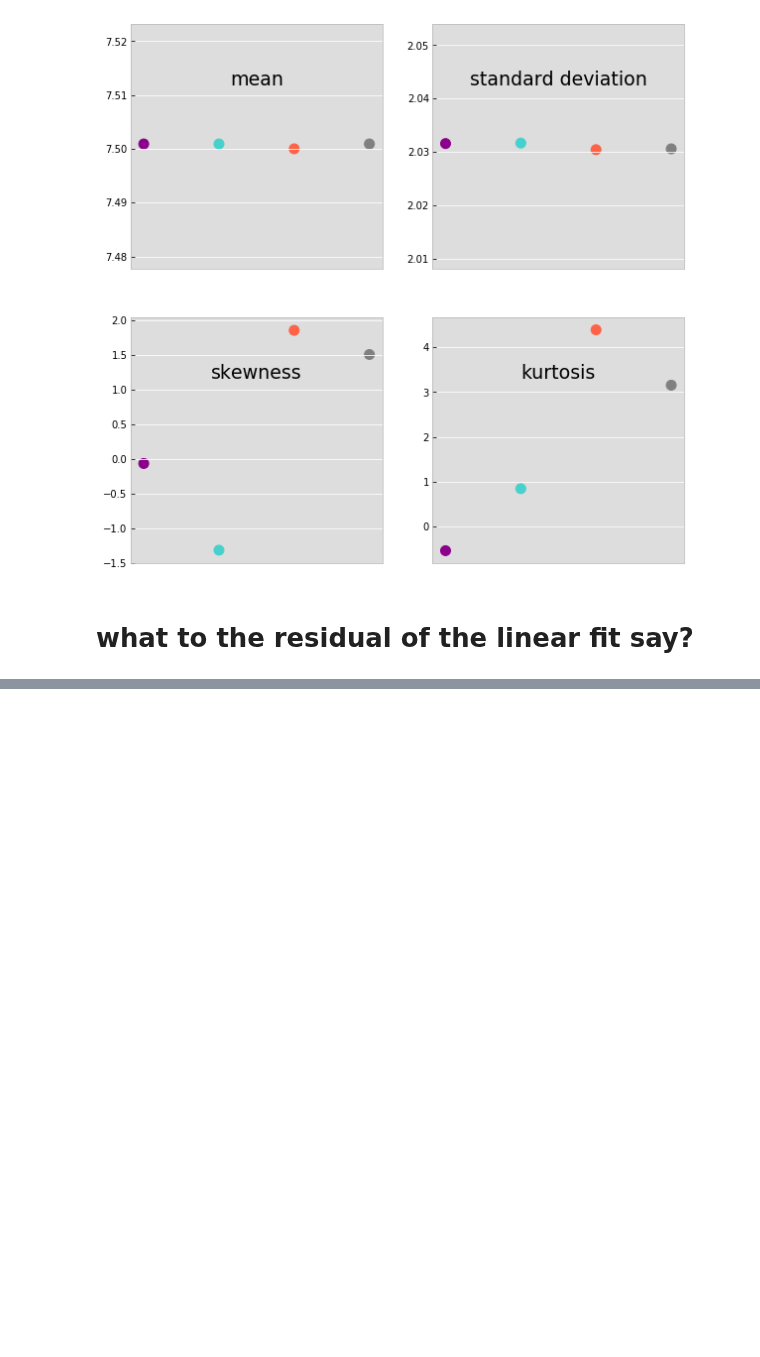
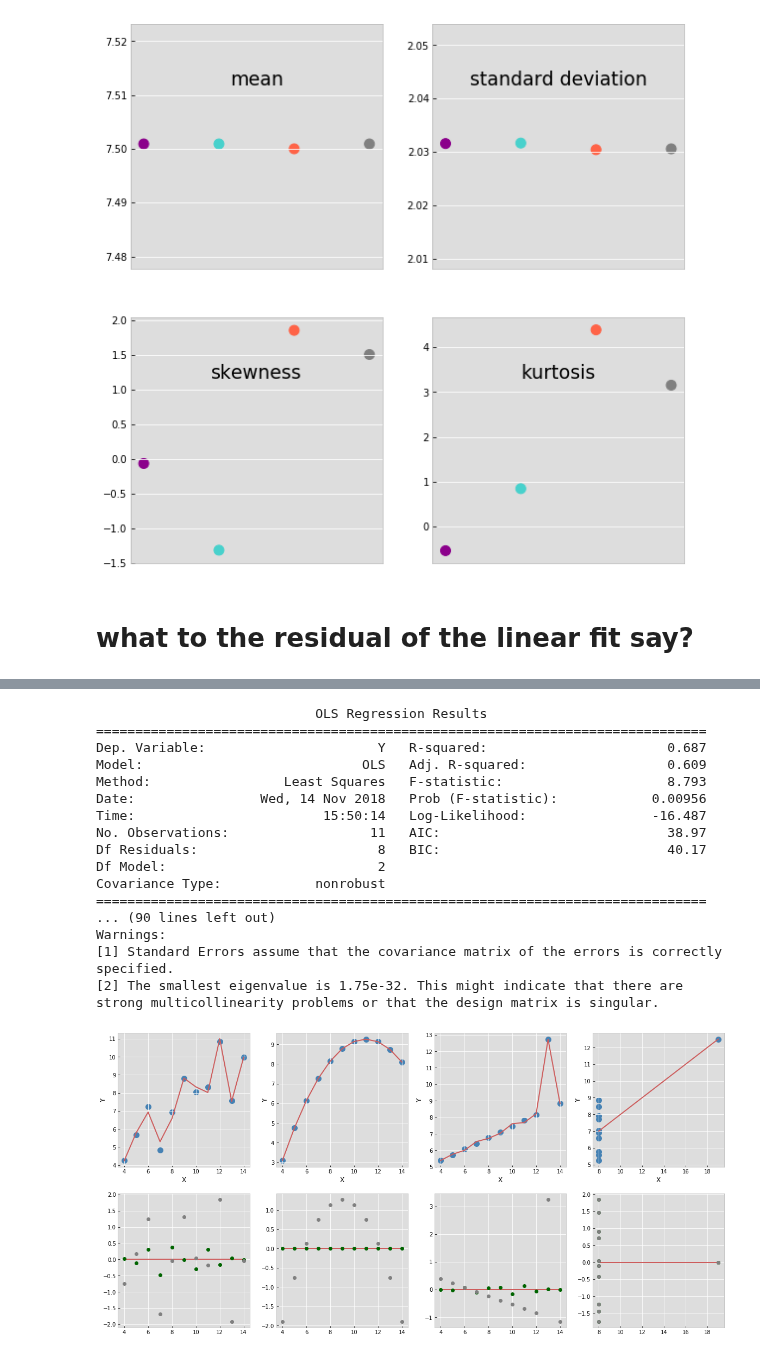
Before and after one commit to fedhere/UInotebooks, a Jupyter notebook: Anscombe's Quartet.ipynb, the cells around one changed output, grey strips where cells are left out. Saved outputs shown, nothing was run; the diff lists cells and outputs as text; code cells hidden in the pictures; blank space fills up the shorter version.

Commit message:
adding crazy model

```diff
--- a/Anscombe's Quartet.ipynb
+++ b/Anscombe's Quartet.ipynb
@@ -508,0 +562,19 @@ strong multicollinearity problems or that the design matrix is singular.
+# %%
+# let's create a 10 parameter model (why 10?)
+
+Crazyregmodels={}
+for i,atmp in enumerate([ansc.I,ansc.II,ansc.III,ansc.IV]):
+    #create x^2 column
+    atmp['X2'] = atmp['X']*atmp['X']
+    atmp['X3'] = atmp['X']*atmp['X']*atmp['X']
+    atmp['X4'] = atmp['X']*atmp['X']*atmp['X']*atmp['X']
+    atmp['X5'] = atmp['X']*atmp['X']*atmp['X']*atmp['X']*atmp['X']
+    atmp['X6'] = atmp['X']*atmp['X']*atmp['X']*atmp['X']*atmp['X']*atmp['X']
+    atmp['X7'] = atmp['X']*atmp['X']*atmp['X']*atmp['X']*atmp['X']*atmp['X']*atmp['X']
+    atmp['X8'] = atmp['X']*atmp['X']*atmp['X']*atmp['X']*atmp['X']*atmp['X']*atmp['X']*atmp['X']
+    atmp['X9'] = atmp['X']*atmp['X']*atmp['X']*atmp['X']*atmp['X']*atmp['X']*atmp['X']*atmp['X']*atmp['X']
+
+    rm = sm.OLS(a.Y, sm.add_constant(a.X))
+    Crazyregmodels[i] = smf.ols(formula='Y ~ X9 + X8 + X7 + X6 + X5 + X4 + X3 + X2 + X', data = atmp).fit()
+
+    print ("polynomial regression slope {}".format(Crazyregmodels[i].params))
@@ -508,0 +644,61 @@ strong multicollinearity problems or that the design matrix is singular.
+# %%
+fig = pl.figure(figsize = (20, 10))
+ax=[0] * 8
+
+ax[0] = fig.add_subplot(241)
+ax[1] = fig.add_subplot(242)
+ax[2] = fig.add_subplot(243)
+ax[3] = fig.add_subplot(244)
+ax[4] = fig.add_subplot(245)
+ax[5] = fig.add_subplot(246)
+ax[6] = fig.add_subplot(247)
+ax[7] = fig.add_subplot(248)
+
+
+for i, a in enumerate([ansc.I, ansc.II, ansc.III, ansc.IV]):
+    print (pregmodels[i].summary())
+    a.plot(kind = 'scatter', s = 100, x = 'X', y = 'Y',
+           color = 'SteelBlue', ax = ax[i])
+    xlims = ax[i].get_xlim()
+
+
+    atmp = a.sort_values(by='X', axis=0)
+    atmp['X2'] = atmp['X']*atmp['X']
+    atmp['X3'] = atmp['X']*atmp['X']*atmp['X']
+    atmp['X4'] = atmp['X']*atmp['X']*atmp['X']*atmp['X']
+    atmp['X5'] = atmp['X']*atmp['X']*atmp['X']*atmp['X']*atmp['X']
+    atmp['X6'] = atmp['X']*atmp['X']*atmp['X']*atmp['X']*atmp['X']*atmp['X']
+    atmp['X7'] = atmp['X']*atmp['X']*atmp['X']*atmp['X']*atmp['X']*atmp['X']*atmp['X']
+    atmp['X8'] = atmp['X']*atmp['X']*atmp['X']*atmp['X']*atmp['X']*atmp['X']*atmp['X']*atmp['X']
+    atmp['X9'] = atmp['X']*atmp['X']*atmp['X']*atmp['X']*atmp['X']*atmp['X']*atmp['X']*atmp['X']*atmp['X']
+    atmp['X10'] = atmp['X']*atmp['X']*atmp['X']*atmp['X']*atmp['X']*atmp['X']*atmp['X']*atmp['X']*atmp['X']*atmp['X']
+    y_hatp = Crazyregmodels[i].predict(atmp)
+    ax[i].plot(atmp.X, Crazyregmodels[i].predict(atmp),
+                   '-', color='IndianRed')
+
+    ax[i + 4].plot([a.X.min(), a.X.max()], [0, 0], '-',
+                   color = 'IndianRed')
+    ax[i + 4].plot(atmp.X, atmp.Y - Crazyregmodels[i].predict(atmp),
+                   'o', color='DarkGreen')
+    ax[i + 4].plot(a.X, a.Y - lregmodels[i].predict(sm.add_constant(a.X)),
+                                                   'o', color='gray')
+    ax[i + 4].set_xlim(xlims)
+# %% [output]
+                            OLS Regression Results
+==============================================================================
+Dep. Variable:                      Y   R-squared:                       0.687
+Model:                            OLS   Adj. R-squared:                  0.609
+Method:                 Least Squares   F-statistic:                     8.793
+Date:                Wed, 14 Nov 2018   Prob (F-statistic):            0.00956
+Time:                        15:50:14   Log-Likelihood:                -16.487
+No. Observations:                  11   AIC:                             38.97
+Df Residuals:                       8   BIC:                             40.17
+Df Model:                           2
+Covariance Type:            nonrobust
+==============================================================================
+... (90 lines left out)
+Warnings:
+[1] Standard Errors assume that the covariance matrix of the errors is correctly specified.
+[2] The smallest eigenvalue is 1.75e-32. This might indicate that there are
+strong multicollinearity problems or that the design matrix is singular.
+[figure, added]
```
Also changed, not shown: parts of 7 cells of this notebook.
